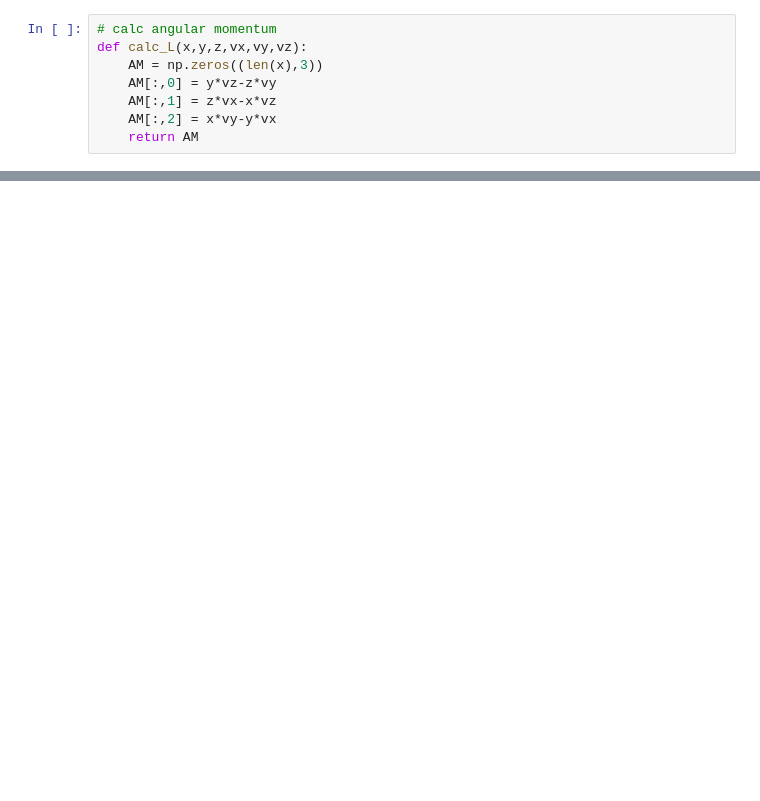
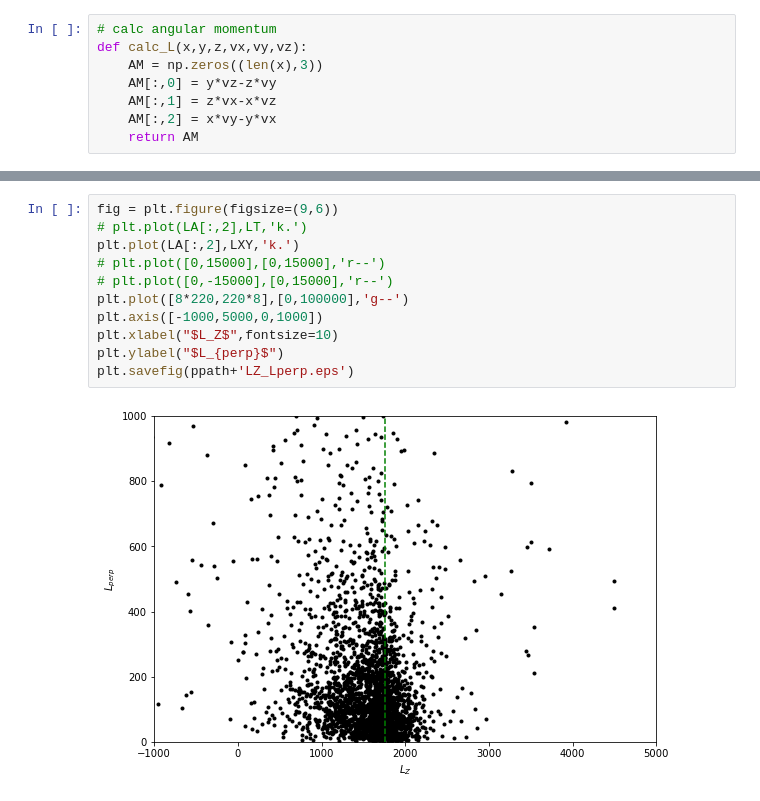
Before and after one commit to ht1an/oc_structure, a Jupyter notebook: trace_disc_by_oc.ipynb, the cells around one changed output, grey strips where cells are left out. Saved outputs shown, nothing was run; the diff lists cells and outputs as text; blank space fills up the shorter version.

```diff
--- a/trace_disc_by_oc.ipynb
+++ b/trace_disc_by_oc.ipynb
@@ -137,3 +154,16 @@ for i in range(3,4):
+# %%
+fig = plt.figure(figsize=(9,6))
+# plt.plot(LA[:,2],LT,'k.')
+plt.plot(LA[:,2],LXY,'k.')
+# plt.plot([0,15000],[0,15000],'r--')
+# plt.plot([0,-15000],[0,15000],'r--')
+plt.plot([8*220,220*8],[0,100000],'g--')
+plt.axis([-1000,5000,0,1000])
+plt.xlabel("$L_Z$",fontsize=10)
+plt.ylabel("$L_{perp}$")
+plt.savefig(ppath+'LZ_Lperp.eps')
+# %% [output]
+[figure, added]
 # %%
 fig = plt.figure(figsize=(9,6))
 plt.plot(LA[:,2],LT,'k.')
```
Also changed, not shown: parts of 9 cells of this notebook.
